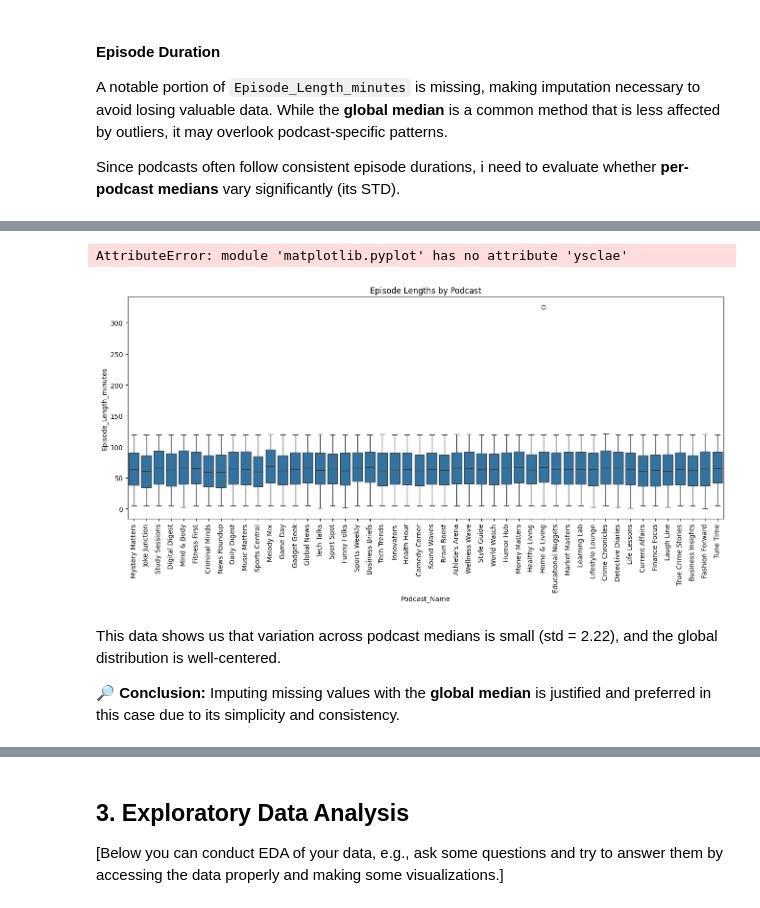
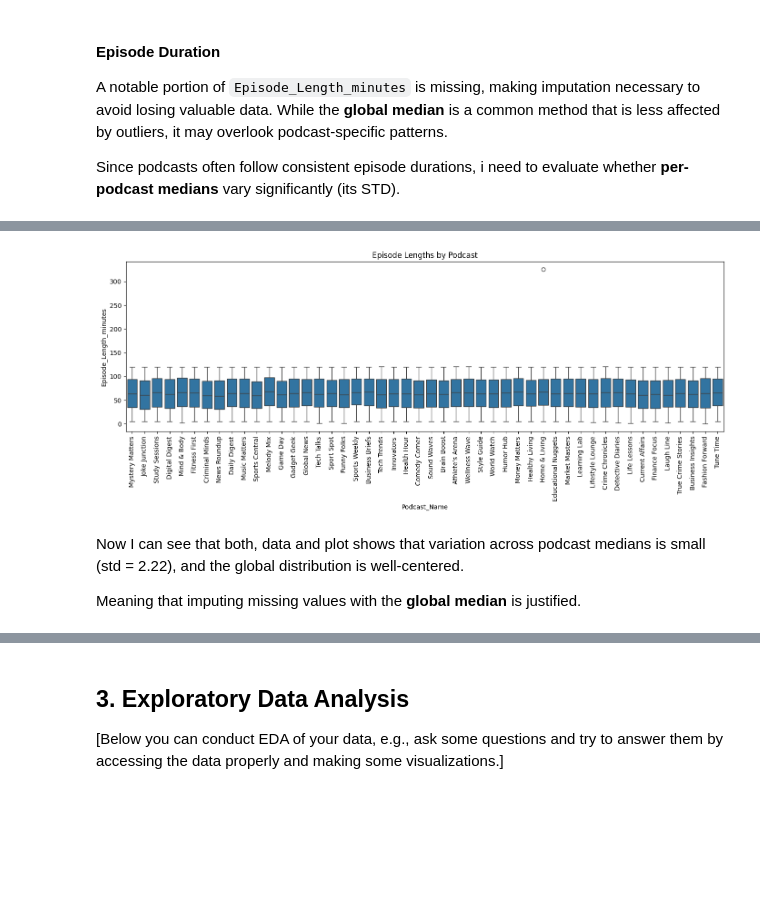
Before and after one commit to rifolio/PodcastWatchTimePrediction, a Jupyter notebook: Group_Vladyslav_report.ipynb, the cells around one changed output, grey strips where cells are left out. Cells and saved outputs as stored; diff of their text form; code cells hidden in the pictures; blank space fills up the shorter version.

```diff
--- a/Group_Vladyslav_report.ipynb
+++ b/Group_Vladyslav_report.ipynb
@@ -208,18 +207,16 @@ Global median: 63.81
 Std of medians per podcast: 2.2207980658317688
 # %%
-# Boxplot of episode lengths for all podcasts
-plt.figure(figsize=(16, 6))
+# boxplot of episode lengths for all podcasts
+plt.figure(figsize=(14, 6))
 sns.boxplot(data=train, x='Podcast_Name', y='Episode_Length_minutes')
 
 plt.xticks(rotation=90)
 plt.title("Episode Lengths by Podcast")
-plt.ysclae('log')
 plt.tight_layout()
 plt.show()
 # %% [output]
-AttributeError: module 'matplotlib.pyplot' has no attribute 'ysclae'
-[figure, old version]
+[figure, new version]
 # %% [markdown]
-This data shows us that variation across podcast medians is small (std = 2.22), and the global distribution is well-centered.
+Now I can see that both, data and plot shows that variation across podcast medians is small (std = 2.22), and the global distribution is well-centered.
 
-🔎 **Conclusion:** Imputing missing values with the **global median** is justified and preferred in this case due to its simplicity and consistency.
+Meaning that imputing missing values with the **global median** is justified.
```
Also changed, not shown: parts of 16 cells of this notebook.
